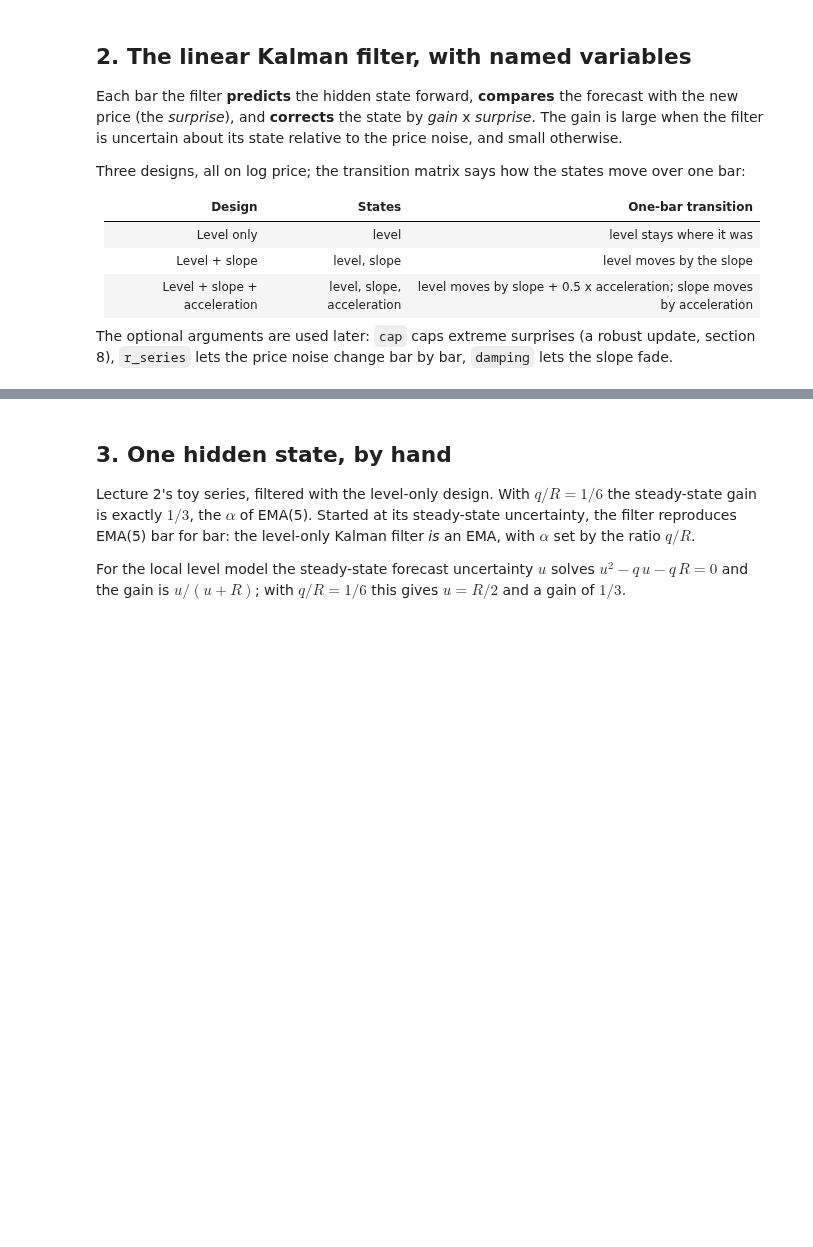
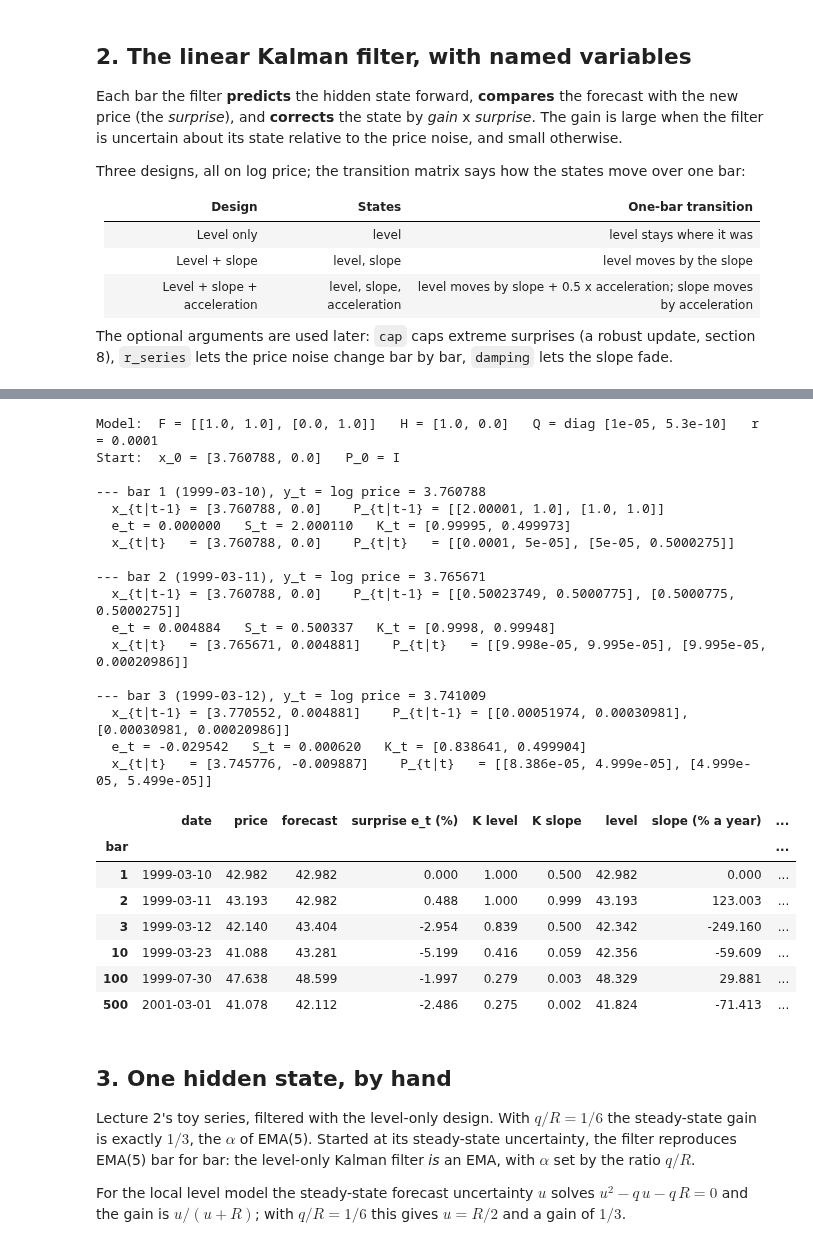
Before and after one commit to MaxGnesi/systematic-trading-notes, a Jupyter notebook: lectures/04-tracking-hidden-states/04_tracking_hidden_states.ipynb, the cells around one changed output, grey strips where cells are left out. Drawn from its saved outputs; the diff is of its cells as text; code cells hidden in the pictures; blank space fills up the shorter version.

Commit message:
Notebook 04: section 2b prints every matrix and vector of the first bars, in the lecture's notation
Co-Authored-By: Claude Opus 5.5 <noreply@anthropic.com>

```diff
--- a/lectures/04-tracking-hidden-states/04_tracking_hidden_states.ipynb
+++ b/lectures/04-tracking-hidden-states/04_tracking_hidden_states.ipynb
@@ -134,3 +142,56 @@ def ema(x, alpha):
+# %%
+F_ls, H_ls = design(2)
+r_walk = 1e-4
+Q_walk = np.diag([0.1 * r_walk, 5.3e-6 * r_walk])
+x_est, P_est = np.array([y_qqq[0], 0.0]), np.eye(2)
+np.set_printoptions(precision=6, suppress=False)
+print("Model:  F =", F_ls.tolist(), "  H =", H_ls.tolist(), "  Q = diag", np.diag(Q_walk).tolist(), "  r =", r_walk)
+print("Start:  x_0 =", x_est.round(6).tolist(), "  P_0 = I\n")
+walk_rows = []
+for t in range(600):
+    x_pred = F_ls @ x_est                                   # step 1: x_{t|t-1}
+    P_pred = F_ls @ P_est @ F_ls.T + Q_walk                 # step 2: P_{t|t-1}
+    e_t = y_qqq[t] - H_ls @ x_pred                          # step 3: surprise
+    S_t = H_ls @ P_pred @ H_ls + r_walk                     # step 4: its variance
+    K_t = P_pred @ H_ls / S_t                               # step 5: gain
+    x_est = x_pred + K_t * e_t                              # step 6: x_{t|t}
+    P_est = P_pred - np.outer(K_t, H_ls @ P_pred)           # step 7: P_{t|t}
+    if t < 3:
+        print(f"--- bar {t + 1} ({dates[t].date()}), y_t = log price = {y_qqq[t]:.6f}")
+        print("  x_{t|t-1} =", x_pred.round(6).tolist(), "   P_{t|t-1} =", P_pred.round(8).tolist())
+        print(f"  e_t = {e_t:.6f}   S_t = {S_t:.6f}   K_t =", K_t.round(6).tolist())
+        print("  x_{t|t}   =", x_est.round(6).tolist(), "   P_{t|t}   =", P_est.round(8).tolist(), "\n")
+    if t + 1 in (1, 2, 3, 10, 100, 500):
+        walk_rows.append({"bar": t + 1, "date": dates[t].date(), "price": qqq.iloc[t], "forecast": np.exp(H_ls @ x_pred),
+                          "surprise e_t (%)": 100 * e_t, "K level": K_t[0], "K slope": K_t[1], "level": np.exp(x_est[0]),
+                          "slope (% a year)": 25200 * x_est[1], "sd of slope (% a year)": 25200 * np.sqrt(P_est[1, 1])})
+display(pd.DataFrame(walk_rows).set_index("bar").round(3))
+# %% [output]
+Model:  F = [[1.0, 1.0], [0.0, 1.0]]   H = [1.0, 0.0]   Q = diag [1e-05, 5.3e-10]   r = 0.0001
+Start:  x_0 = [3.760788, 0.0]   P_0 = I
+
+--- bar 1 (1999-03-10), y_t = log price = 3.760788
+  x_{t|t-1} = [3.760788, 0.0]    P_{t|t-1} = [[2.00001, 1.0], [1.0, 1.0]]
+  e_t = 0.000000   S_t = 2.000110   K_t = [0.99995, 0.499973]
+  x_{t|t}   = [3.760788, 0.0]    P_{t|t}   = [[0.0001, 5e-05], [5e-05, 0.5000275]]
+
+--- bar 2 (1999-03-11), y_t = log price = 3.765671
+  x_{t|t-1} = [3.760788, 0.0]    P_{t|t-1} = [[0.50023749, 0.5000775], [0.5000775, 0.5000275]]
+  e_t = 0.004884   S_t = 0.500337   K_t = [0.9998, 0.99948]
+  x_{t|t}   = [3.765671, 0.004881]    P_{t|t}   = [[9.998e-05, 9.995e-05], [9.995e-05, 0.00020986]]
+
+--- bar 3 (1999-03-12), y_t = log price = 3.741009
+  x_{t|t-1} = [3.770552, 0.004881]    P_{t|t-1} = [[0.00051974, 0.00030981], [0.00030981, 0.00020986]]
+  e_t = -0.029542   S_t = 0.000620   K_t = [0.838641, 0.499904]
+  x_{t|t}   = [3.745776, -0.009887]    P_{t|t}   = [[8.386e-05, 4.999e-05], [4.999e-05, 5.499e-05]]
+|  | date | price | forecast | surprise e_t (%) | K level | K slope | level | slope (% a year) | ... |
+| bar |  |  |  |  |  |  |  |  | ... |
+| 1 | 1999-03-10 | 42.982 | 42.982 | 0.000 | 1.000 | 0.500 | 42.982 | 0.000 | ... |
+| 2 | 1999-03-11 | 43.193 | 42.982 | 0.488 | 1.000 | 0.999 | 43.193 | 123.003 | ... |
+| 3 | 1999-03-12 | 42.140 | 43.404 | -2.954 | 0.839 | 0.500 | 42.342 | -249.160 | ... |
+| 10 | 1999-03-23 | 41.088 | 43.281 | -5.199 | 0.416 | 0.059 | 42.356 | -59.609 | ... |
+| 100 | 1999-07-30 | 47.638 | 48.599 | -1.997 | 0.279 | 0.003 | 48.329 | 29.881 | ... |
+| 500 | 2001-03-01 | 41.078 | 42.112 | -2.486 | 0.275 | 0.002 | 41.824 | -71.413 | ... |
 # %% [markdown]
 ## 3. One hidden state, by hand
 
```
Also changed, not shown: parts of 1 cell of this notebook.
